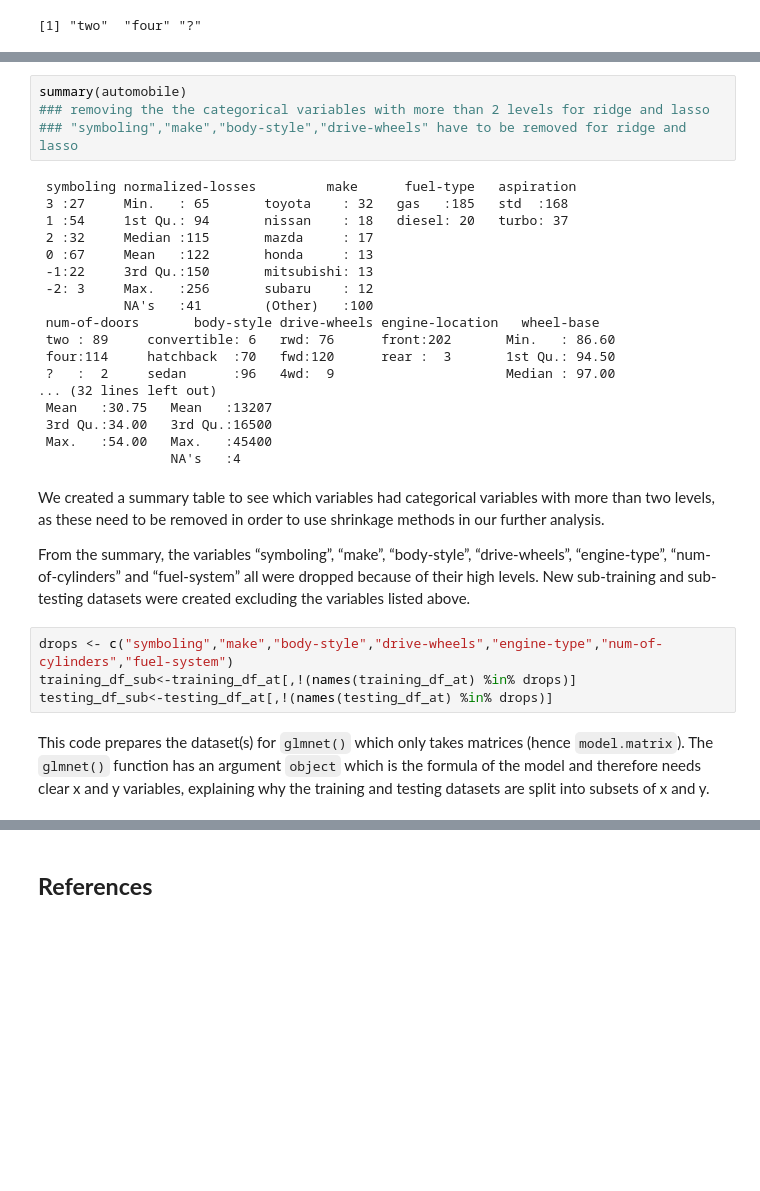
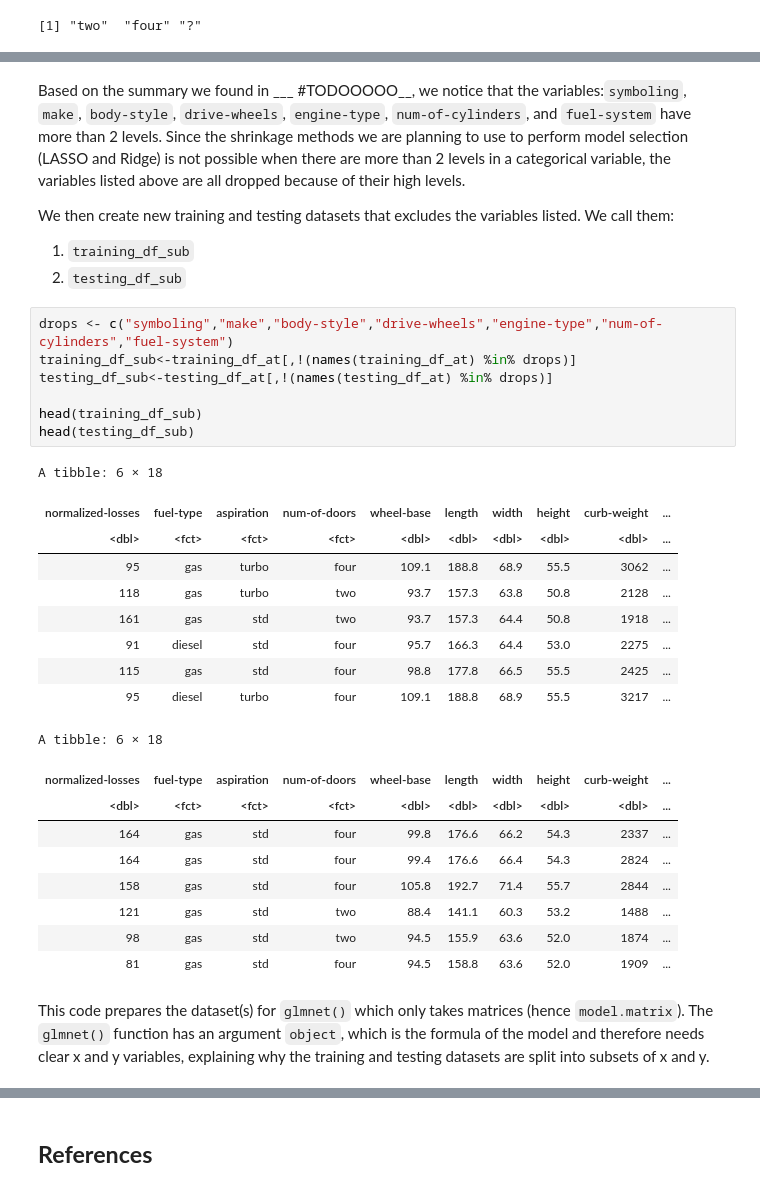
Before and after one commit to NingWang0123/stat301_group_project, a Jupyter notebook: stat301_proposal.ipynb, the cells around one changed output, grey strips where cells are left out. Drawn from its saved outputs; the diff is of its cells as text; blank space fills up the shorter version.

```diff
--- a/stat301_proposal.ipynb
+++ b/stat301_proposal.ipynb
@@ -351,38 +380,39 @@ Residuals:
 Residual standard error: 1002 on 61 degrees of freedom
 Multiple R-squared:  0.9798,    Adjusted R-squared:  0.9637
 F-statistic: 60.52 on 49 and 61 DF,  p-value: < 2.2e-16
-# %%
-summary(automobile)
-### removing the the categorical variables with more than 2 levels for ridge and lasso
-### "symboling","make","body-style","drive-wheels" have to be removed for ridge and lasso
-# %% [output]
- symboling normalized-losses         make      fuel-type   aspiration
- 3 :27     Min.   : 65       toyota    : 32   gas   :185   std  :168
- 1 :54     1st Qu.: 94       nissan    : 18   diesel: 20   turbo: 37
- 2 :32     Median :115       mazda     : 17
- 0 :67     Mean   :122       honda     : 13
- -1:22     3rd Qu.:150       mitsubishi: 13
- -2: 3     Max.   :256       subaru    : 12
-           NA's   :41        (Other)   :100
- num-of-doors       body-style drive-wheels engine-location   wheel-base
- two : 89     convertible: 6   rwd: 76      front:202       Min.   : 86.60
- four:114     hatchback  :70   fwd:120      rear :  3       1st Qu.: 94.50
- ?   :  2     sedan      :96   4wd:  9                      Median : 97.00
-... (32 lines left out)
- Mean   :30.75   Mean   :13207
- 3rd Qu.:34.00   3rd Qu.:16500
- Max.   :54.00   Max.   :45400
-                 NA's   :4
 # %% [markdown]
-We created a summary table to see which variables had categorical variables with more than two levels, as these need to be removed in order to use shrinkage methods in our further analysis.
+Based on the summary we found in ___ #TODOOOOO__, we notice that the variables:`symboling`, `make`, `body-style`, `drive-wheels`, `engine-type`, `num-of-cylinders`, and `fuel-system` have more than 2 levels. Since the shrinkage methods we are planning to use to perform model selection (LASSO and Ridge) is not possible when there are more than 2 levels in a categorical variable, the variables listed above are all dropped because of their high levels.
 
-
-From the summary, the variables “symboling”, “make”, “body-style”, “drive-wheels”, “engine-type”, “num-of-cylinders” and “fuel-system” all were dropped because of their high levels. New sub-training and sub-testing datasets were created excluding the variables listed above.
+We then create new training and testing datasets that excludes the variables listed. We call them:
+1. `training_df_sub`
+2. `testing_df_sub`
 # %%
 drops <- c("symboling","make","body-style","drive-wheels","engine-type","num-of-cylinders","fuel-system")
 training_df_sub<-training_df_at[,!(names(training_df_at) %in% drops)]
 testing_df_sub<-testing_df_at[,!(names(testing_df_at) %in% drops)]
+
+head(training_df_sub)
+head(testing_df_sub)
+# %% [output]
+A tibble: 6 × 18
+| normalized-losses | fuel-type | aspiration | num-of-doors | wheel-base | length | width | height | curb-weight | ... |
+| <dbl> | <fct> | <fct> | <fct> | <dbl> | <dbl> | <dbl> | <dbl> | <dbl> | ... |
+| 95 | gas | turbo | four | 109.1 | 188.8 | 68.9 | 55.5 | 3062 | ... |
+| 118 | gas | turbo | two | 93.7 | 157.3 | 63.8 | 50.8 | 2128 | ... |
+| 161 | gas | std | two | 93.7 | 157.3 | 64.4 | 50.8 | 1918 | ... |
+| 91 | diesel | std | four | 95.7 | 166.3 | 64.4 | 53.0 | 2275 | ... |
+| 115 | gas | std | four | 98.8 | 177.8 | 66.5 | 55.5 | 2425 | ... |
+| 95 | diesel | turbo | four | 109.1 | 188.8 | 68.9 | 55.5 | 3217 | ... |
+A tibble: 6 × 18
+| normalized-losses | fuel-type | aspiration | num-of-doors | wheel-base | length | width | height | curb-weight | ... |
+| <dbl> | <fct> | <fct> | <fct> | <dbl> | <dbl> | <dbl> | <dbl> | <dbl> | ... |
+| 164 | gas | std | four | 99.8 | 176.6 | 66.2 | 54.3 | 2337 | ... |
+| 164 | gas | std | four | 99.4 | 176.6 | 66.4 | 54.3 | 2824 | ... |
+| 158 | gas | std | four | 105.8 | 192.7 | 71.4 | 55.7 | 2844 | ... |
+| 121 | gas | std | two | 88.4 | 141.1 | 60.3 | 53.2 | 1488 | ... |
+| 98 | gas | std | two | 94.5 | 155.9 | 63.6 | 52.0 | 1874 | ... |
+| 81 | gas | std | four | 94.5 | 158.8 | 63.6 | 52.0 | 1909 | ... |
 # %% [markdown]
-This code prepares the dataset(s) for `glmnet()` which only takes matrices (hence `model.matrix`). The `glmnet()` function has an argument `object` which is the formula of the model and therefore needs clear x and y variables, explaining why the training and testing datasets are split into subsets of x and y.
+This code prepares the dataset(s) for `glmnet()` which only takes matrices (hence `model.matrix`). The `glmnet()` function has an argument `object`, which is the formula of the model and therefore needs clear x and y variables, explaining why the training and testing datasets are split into subsets of x and y.
 # %%
 library(glmnet)
```
Also changed, not shown: parts of 38 cells of this notebook.
